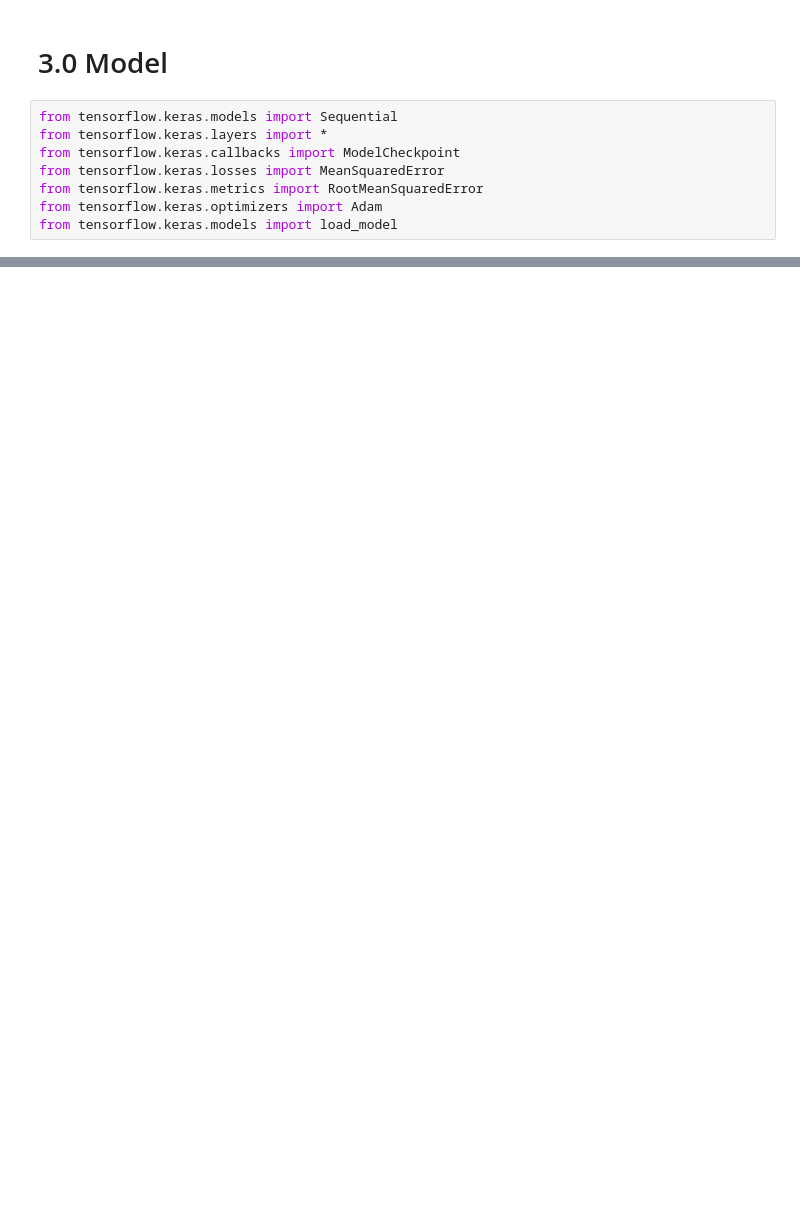
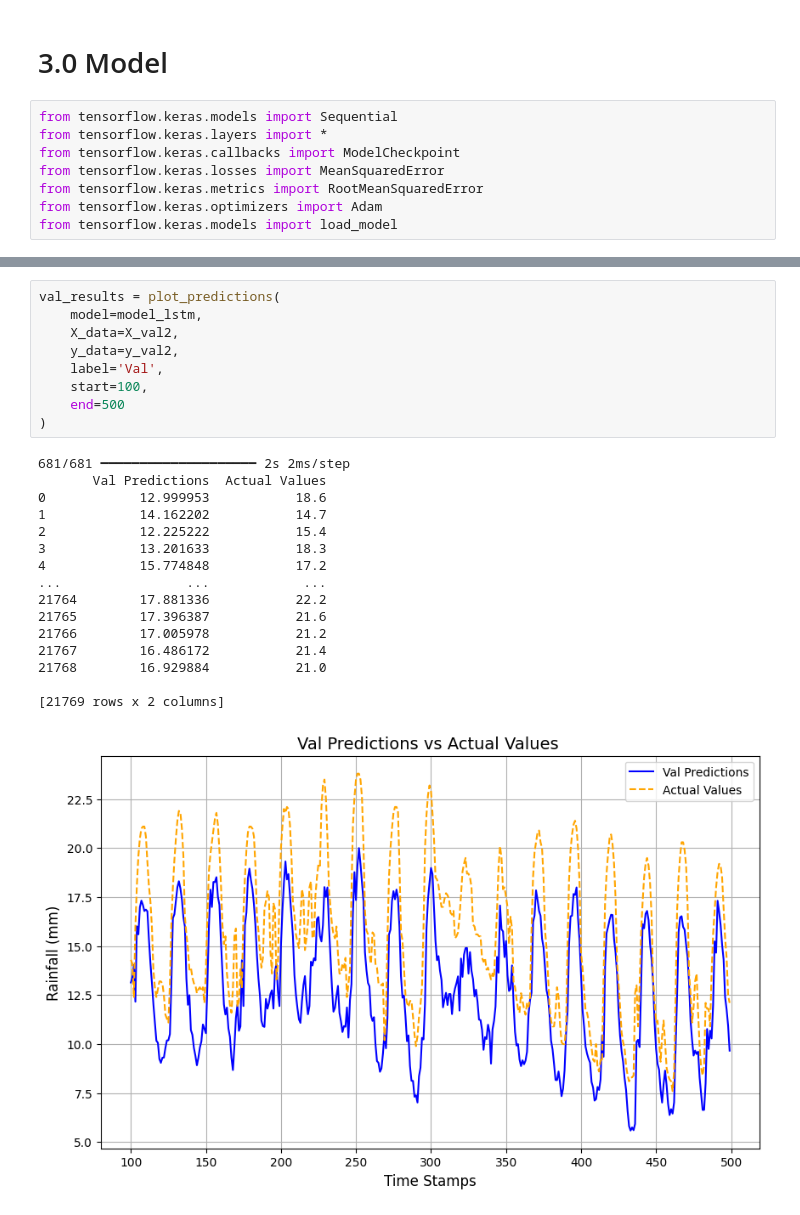
Before and after one commit to Kshitijk14/model-cloud-burst, a Jupyter notebook: notebooks/04-time_series_forecasting_cloud_burst.ipynb, the cells around one changed output, grey strips where cells are left out. Cells and saved outputs as stored; diff of their text form; blank space fills up the shorter version.

```diff
--- a/notebooks/04-time_series_forecasting_cloud_burst.ipynb
+++ b/notebooks/04-time_series_forecasting_cloud_burst.ipynb
@@ -394,0 +654,26 @@ from tensorflow.keras.models import load_model
+# %%
+val_results = plot_predictions(
+    model=model_lstm,
+    X_data=X_val2,
+    y_data=y_val2,
+    label='Val',
+    start=100,
+    end=500
+)
+# %% [output]
+681/681 ━━━━━━━━━━━━━━━━━━━━ 2s 2ms/step
+       Val Predictions  Actual Values
+0            12.999953           18.6
+1            14.162202           14.7
+2            12.225222           15.4
+3            13.201633           18.3
+4            15.774848           17.2
+...                ...            ...
+21764        17.881336           22.2
+21765        17.396387           21.6
+21766        17.005978           21.2
+21767        16.486172           21.4
+21768        16.929884           21.0
+
+[21769 rows x 2 columns]
+[figure, added]
```
Also changed, not shown: parts of 36 cells of this notebook, 3 other files.
